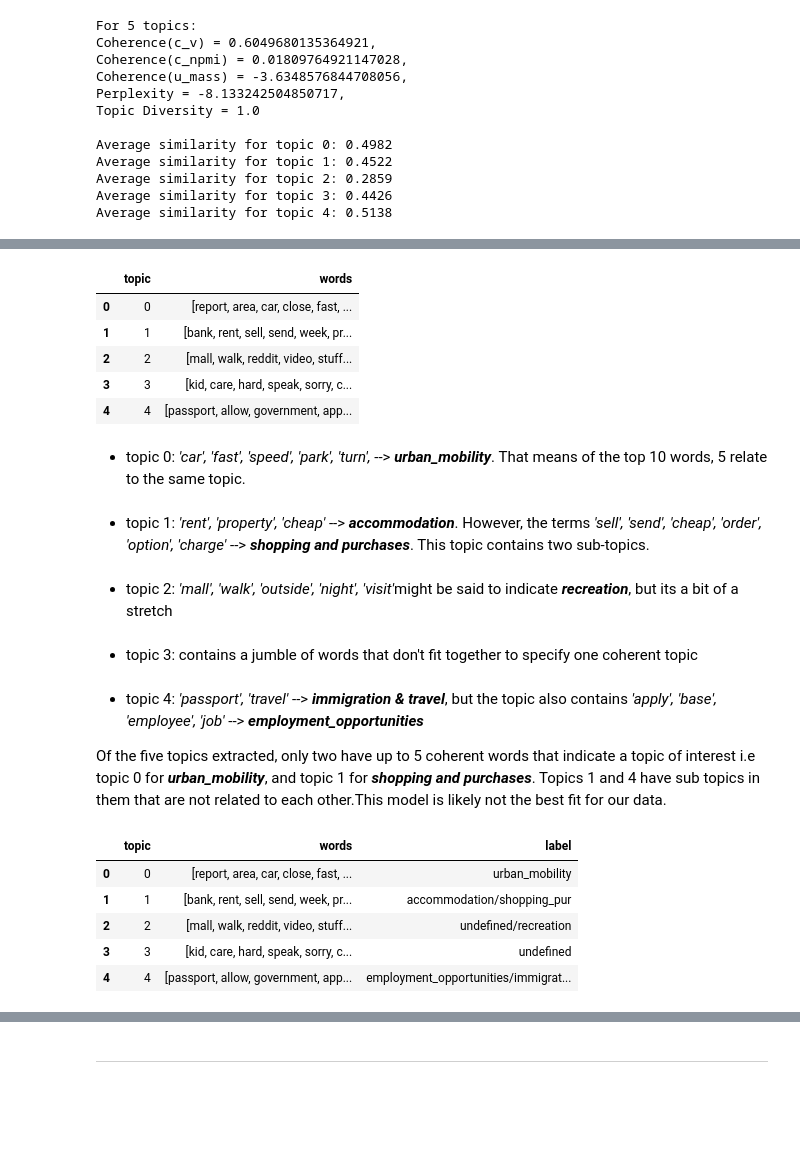
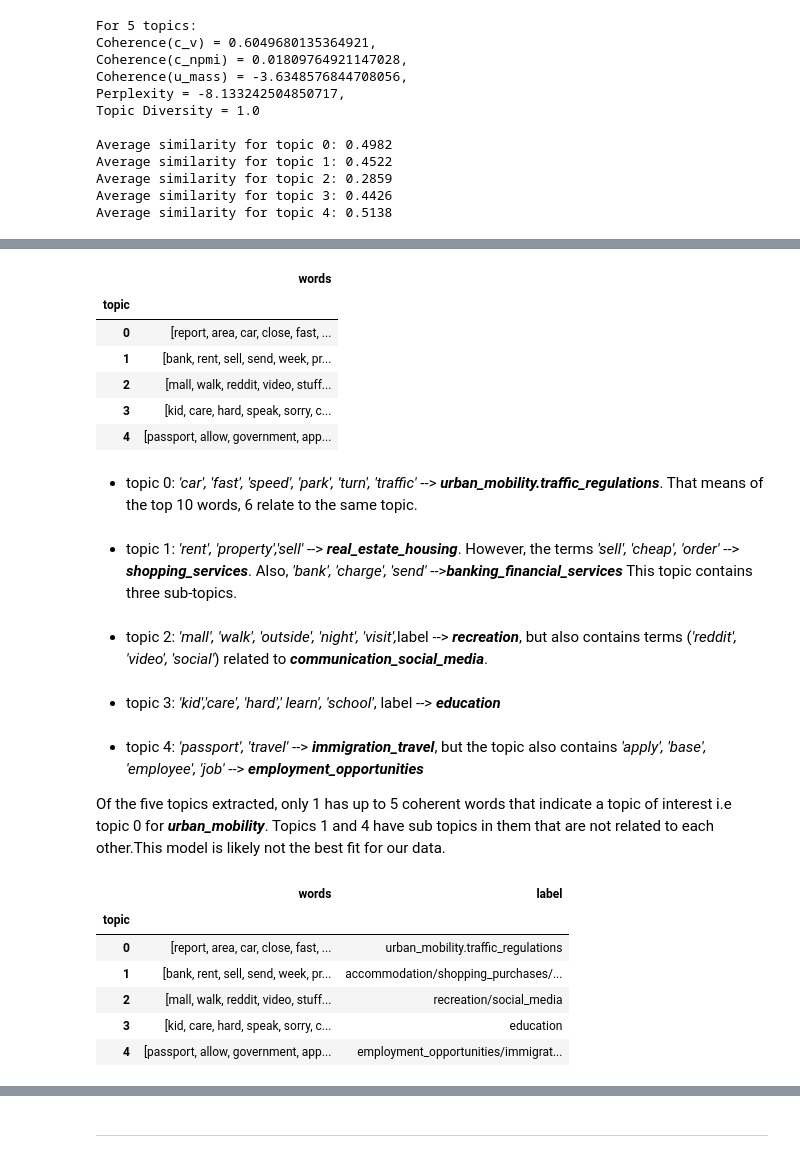
Before and after one commit to luisanomayo/MSc_Thesis_NLP_topic_modelling, a Jupyter notebook: topic_modelling/LDA_models/notebooks/model_evaluations.ipynb, the cells around one changed output, grey strips where cells are left out. Saved outputs shown, nothing was run; the diff lists cells and outputs as text; code cells hidden in the pictures; blank space fills up the shorter version.

```diff
--- a/topic_modelling/LDA_models/notebooks/model_evaluations.ipynb
+++ b/topic_modelling/LDA_models/notebooks/model_evaluations.ipynb
@@ -237,48 +237,51 @@ for topic in range(num_topics):
 
 #create a dataframe
 model_1_topics_df = pd.DataFrame(topics_words)
+model_1_topics_df.set_index('topic', inplace =True)
 
 with option_context('display.max_colwidth', None):
     display(model_1_topics_df)
 # %% [output]
-|  | topic | words |
-| 0 | 0 | [report, area, car, close, fast, ... |
-| 1 | 1 | [bank, rent, sell, send, week, pr... |
-| 2 | 2 | [mall, walk, reddit, video, stuff... |
-| 3 | 3 | [kid, care, hard, speak, sorry, c... |
-| 4 | 4 | [passport, allow, government, app... |
+|  | words |
+| topic |  |
+| 0 | [report, area, car, close, fast, ... |
+| 1 | [bank, rent, sell, send, week, pr... |
+| 2 | [mall, walk, reddit, video, stuff... |
+| 3 | [kid, care, hard, speak, sorry, c... |
+| 4 | [passport, allow, government, app... |
 # %% [markdown]
 <ul>
-    <li>topic 0: <em>'car', 'fast', 'speed', 'park', 'turn',</em> --> <em><b>urban_mobility</b></em>.
-    That means of the top 10 words, 5 relate to the same topic.</li><br>
-    <li>topic 1: <em> 'rent', 'property', 'cheap'</em> --> <em><b>accommodation</b></em>. However, the terms <em> 'sell', 'send', 'cheap', 'order', 'option', 'charge'</em> --> <em><b>shopping and purchases</b></em>. This topic contains two sub-topics.</li><br>
-    <li>topic 2: <em>'mall', 'walk', 'outside', 'night', 'visit'</em>might be said to indicate <em><b>recreation</b></em>, but its a bit of a stretch</li><br>
-    <li>topic 3: contains a jumble of words that don't fit together to specify one coherent topic</li><br>
-    <li>topic 4: <em>'passport', 'travel' </em>--> <em><b>immigration & travel</b></em>, but the topic also contains <em>'apply', 'base', 'employee', 'job'</em> --> <em><b>employment_opportunities</b></em></li>
+    <li>topic 0: <em>'car', 'fast', 'speed', 'park', 'turn', 'traffic'</em> --> <em><b>urban_mobility.traffic_regulations</b></em>.
+    That means of the top 10 words, 6 relate to the same topic.</li><br>
+    <li>topic 1: <em> 'rent', 'property','sell' </em> --> <em><b>real_estate_housing</b></em>. However, the terms <em> 'sell', 'cheap', 'order'</em> --> <em><b>shopping_services</b></em>. Also, <em> 'bank', 'charge', 'send'</em> --><em><b>banking_financial_services</b></em> This topic contains three sub-topics.</li><br>
+    <li>topic 2: <em>'mall', 'walk', 'outside', 'night', 'visit',</em>label --> <em><b>recreation</b></em>, but also contains terms (<em>'reddit', 'video', 'social'</em>) related to <em><b>communication_social_media</b></em>.</li><br>
+    <li>topic 3: <em>'kid','care', 'hard',' learn', 'school'</em>, label --> <em><b>education</b></em></li><br>
+    <li>topic 4: <em>'passport', 'travel' </em>--> <em><b>immigration_travel</b></em>, but the topic also contains <em>'apply', 'base', 'employee', 'job'</em> --> <em><b>employment_opportunities</b></em></li>
 </ul>
-<p> Of the five topics extracted, only two have up to 5 coherent words that indicate a topic of interest i.e topic 0 for <em><b>urban_mobility</b></em>, and topic 1 for <em><b>shopping and purchases</b></em>. Topics 1 and 4 have sub topics in them that are not related to each other.This model is likely not the best fit for our data.</p>
+<p> Of the five topics extracted, only 1 has up to 5 coherent words that indicate a topic of interest i.e topic 0 for <em><b>urban_mobility</b></em>. Topics 1 and 4 have sub topics in them that are not related to each other.This model is likely not the best fit for our data.</p>
 # %%
 #attach topic label to topic terms
 
 topic_label ={
-    0: "urban_mobility",
-    1: "accommodation/shopping_pur",
-    2: "undefined/recreation",
-    3: "undefined",
+    0: "urban_mobility.traffic_regulations",
+    1: "accommodation/shopping_purchases/financial_services",
+    2: "recreation/social_media",
+    3: "education",
     4: "employment_opportunities/immigration_travel",
 }
 
-model_1_topics_df['label'] = model_1_topics_df['topic'].map(topic_label)
+model_1_topics_df['label'] = model_1_topics_df.index.map(topic_label)
 
 with option_context('display.max_colwidth', None):
     display(model_1_topics_df)
 # %% [output]
-|  | topic | words | label |
-| 0 | 0 | [report, area, car, close, fast, ... | urban_mobility |
-| 1 | 1 | [bank, rent, sell, send, week, pr... | accommodation/shopping_pur |
-| 2 | 2 | [mall, walk, reddit, video, stuff... | undefined/recreation |
-| 3 | 3 | [kid, care, hard, speak, sorry, c... | undefined |
-| 4 | 4 | [passport, allow, government, app... | employment_opportunities/immigrat... |
+|  | words | label |
+| topic |  |  |
+| 0 | [report, area, car, close, fast, ... | urban_mobility.traffic_regulations |
+| 1 | [bank, rent, sell, send, week, pr... | accommodation/shopping_purchases/... |
+| 2 | [mall, walk, reddit, video, stuff... | recreation/social_media |
+| 3 | [kid, care, hard, speak, sorry, c... | education |
+| 4 | [passport, allow, government, app... | employment_opportunities/immigrat... |
 # %%
 #include column for most probable topic for each entry
 
```
Also changed, not shown: parts of 29 cells of this notebook.
